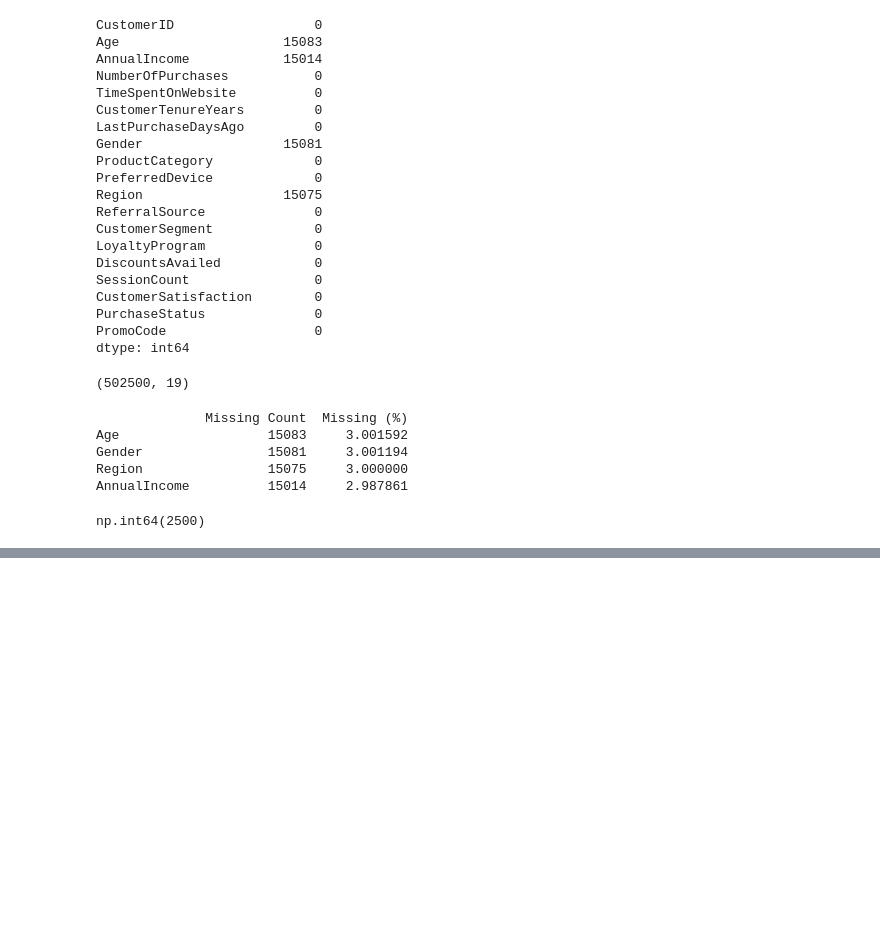
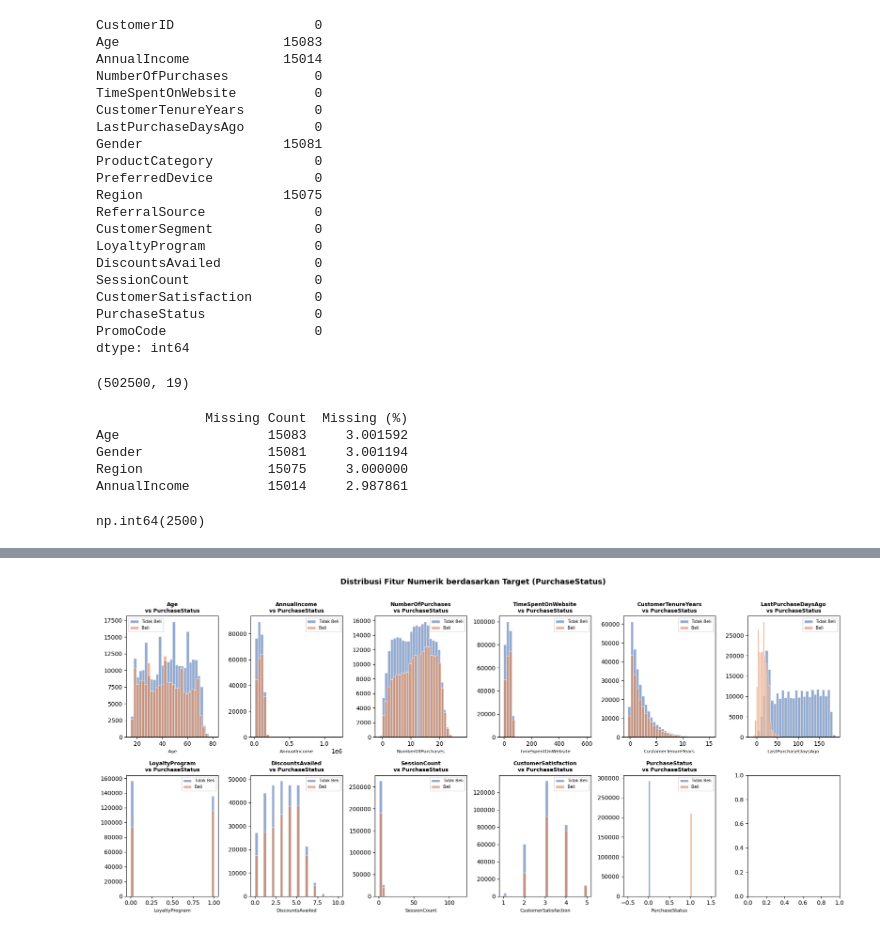
Before and after one commit to rfaoktvian/DataMining_College, a Jupyter notebook: Assignment1/main.ipynb, the cells around one changed output, grey strips where cells are left out. Cells and saved outputs as stored; diff of their text form; code cells hidden in the pictures; blank space fills up the shorter version.

```diff
--- a/Assignment1/main.ipynb
+++ b/Assignment1/main.ipynb
@@ -108,0 +197,19 @@ np.int64(2500)
+# %%
+fig, axes = plt.subplots(2, 6, figsize=(18, 8))
+axes = axes.flatten()
+
+for i, col in enumerate(numerical_cols):
+    for status, color, label in [(0, '#4C72B0', 'Tidak Beli'), (1, '#DD8452', 'Beli')]:
+        data = df[df['PurchaseStatus'] == status][col].dropna()
+        axes[i].hist(data, bins=30, alpha=0.6, color=color, label=label, edgecolor='white')
+    axes[i].set_title(f'{col}\nvs PurchaseStatus', fontsize=9, fontweight='bold')
+    axes[i].set_xlabel(col, fontsize=8)
+    axes[i].legend(fontsize=7)
+
+plt.suptitle('Distribusi Fitur Numerik berdasarkan Target (PurchaseStatus)',
+             fontsize=13, fontweight='bold', y=1.01)
+plt.tight_layout()
+plt.savefig('eda_numeric_vs_target.png', dpi=150, bbox_inches='tight')
+plt.show()
+# %% [output]
+[figure, added]
```
Also changed, not shown: parts of 11 cells of this notebook, 5 other files.
